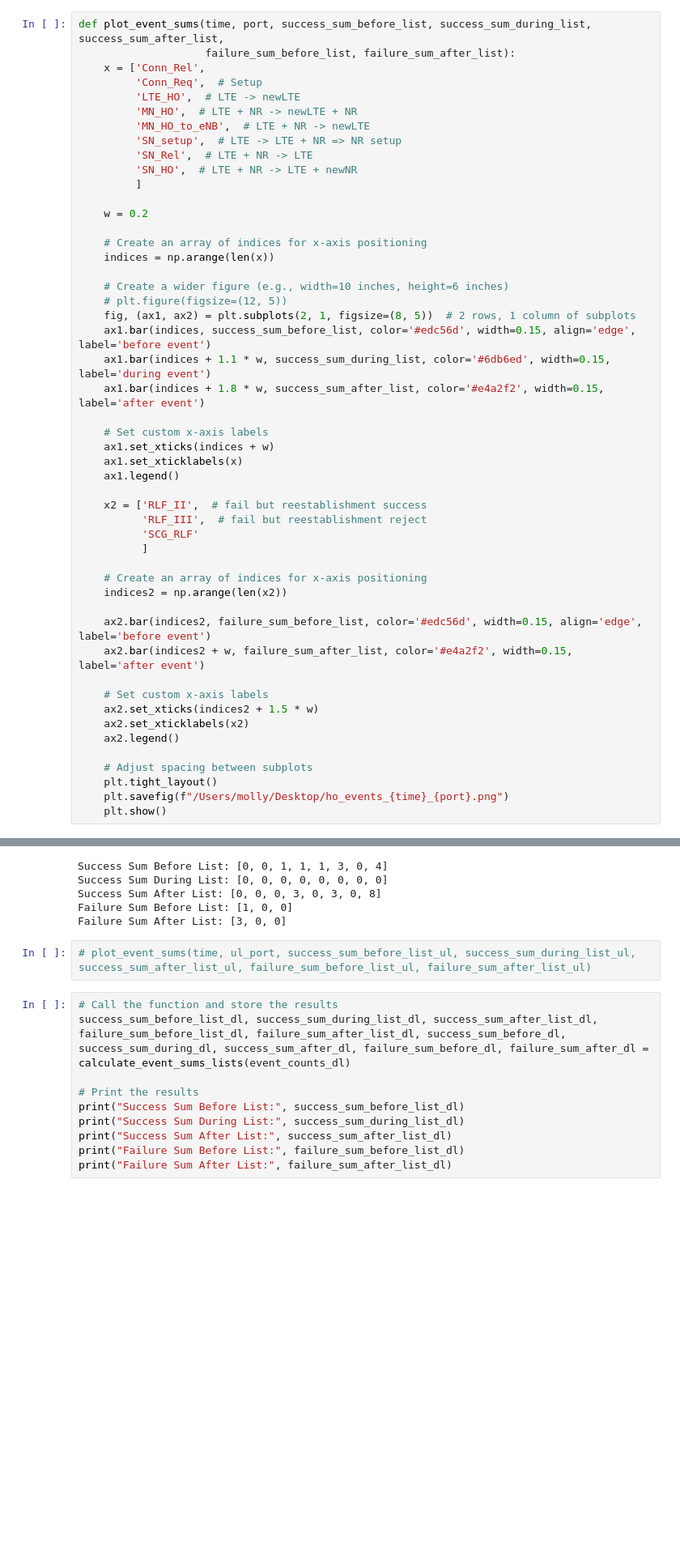
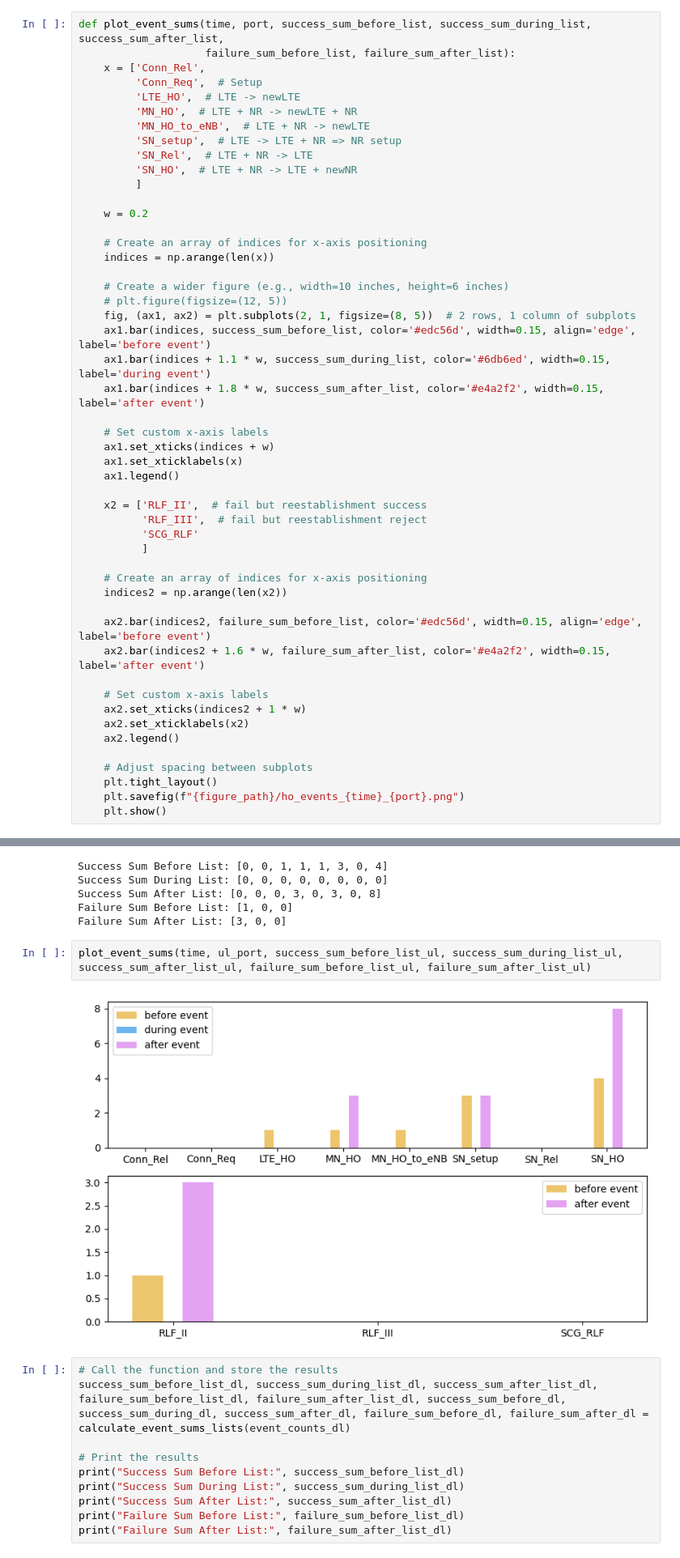
Before and after one commit to mollyy0514/GO_QUIC_socket, a Jupyter notebook: data/HO_pk_analysis.ipynb, the cells around one changed output, grey strips where cells are left out. Shown at 81% size. Drawn from its saved outputs; the diff is of its cells as text; blank space fills up the shorter version.

```diff
--- a/data/HO_pk_analysis.ipynb
+++ b/data/HO_pk_analysis.ipynb
@@ -970,16 +1013,16 @@ def plot_event_sums(time, port, success_sum_before_list, success_sum_during_list
     indices2 = np.arange(len(x2))
 
     ax2.bar(indices2, failure_sum_before_list, color='#edc56d', width=0.15, align='edge', label='before event')
-    ax2.bar(indices2 + w, failure_sum_after_list, color='#e4a2f2', width=0.15, label='after event')
+    ax2.bar(indices2 + 1.6 * w, failure_sum_after_list, color='#e4a2f2', width=0.15, label='after event')
 
     # Set custom x-axis labels
-    ax2.set_xticks(indices2 + 1.5 * w)
+    ax2.set_xticks(indices2 + 1 * w)
     ax2.set_xticklabels(x2)
     ax2.legend()
 
     # Adjust spacing between subplots
     plt.tight_layout()
-    plt.savefig(f"/Users/molly/Desktop/ho_events_{time}_{port}.png")
+    plt.savefig(f"{figure_path}/ho_events_{time}_{port}.png")
     plt.show()
 # %%
 # Call the function and store the results
@@ -998,7 +1041,9 @@ Success Sum After List: [0, 0, 0, 3, 0, 3, 0, 8]
 Failure Sum Before List: [1, 0, 0]
 Failure Sum After List: [3, 0, 0]
 # %%
-# plot_event_sums(time, ul_port, success_sum_before_list_ul, success_sum_during_list_ul, success_sum_after_list_ul, failure_sum_before_list_ul, failure_sum_after_list_ul)
+plot_event_sums(time, ul_port, success_sum_before_list_ul, success_sum_during_list_ul, success_sum_after_list_ul, failure_sum_before_list_ul, failure_sum_after_list_ul)
+# %% [output]
+[figure, added]
 # %%
 # Call the function and store the results
 success_sum_before_list_dl, success_sum_during_list_dl, success_sum_after_list_dl, failure_sum_before_list_dl, failure_sum_after_list_dl, success_sum_before_dl, success_sum_during_dl, success_sum_after_dl, failure_sum_before_dl, failure_sum_after_dl = calculate_event_sums_lists(event_counts_dl)
```
Also changed, not shown: parts of 22 cells of this notebook, 7 other files.
